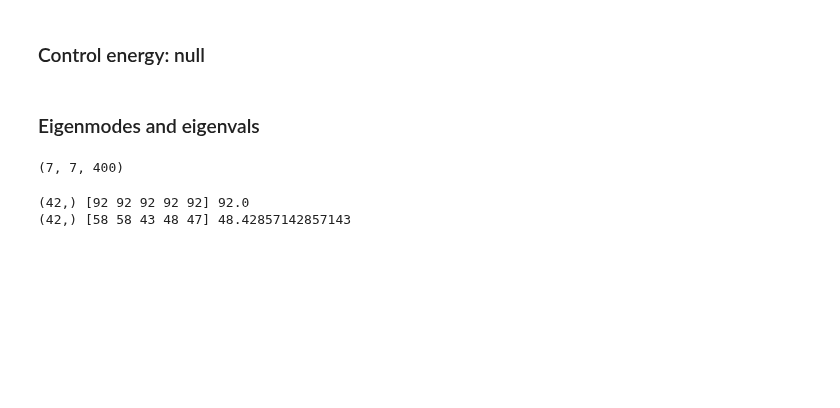
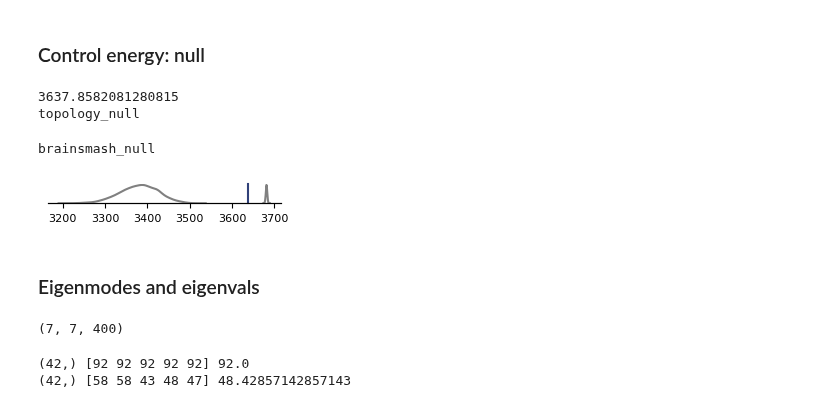
Before and after one commit to LindenParkesLab/nct_xr, a Jupyter notebook: scripts/results_optimized_control_energy.ipynb, the cells around one changed output. Drawn from its saved outputs; the diff is of its cells as text; code cells hidden in the pictures; blank space fills up the shorter version.

```diff
--- a/scripts/results_optimized_control_energy.ipynb
+++ b/scripts/results_optimized_control_energy.ipynb
@@ -137,7 +138,7 @@ n_states, 7; n_nodes, 400
 # %% [markdown]
 ## Load nulls
 # %%
-run_null = False
+run_null = True
 # %%
 if run_null is True:
     n_perms = 5000
@@ -149,6 +150,7 @@ if run_null is True:
 
     control_energy_variable_decay_null = np.zeros((n_nulls, n_states, n_states, n_perms))
     control_energy_static_decay_null = np.zeros((n_nulls, n_states, n_states, n_perms))
+    adjacency_weights_null = np.zeros((n_nulls, n_states, n_states, n_nodes, n_perms))
     for n, which_null in enumerate(nulls):
         print(which_null)
         nulldir = os.path.join(outdir, which_null)
@@ -162,7 +164,6 @@ if run_null is True:
             elif which_null == 'brainsmash_null':
                 file_prefix_null = '{0}-Am_surr-target-{1}'.format(which_data.lower(), i)
 
-
             file_str = '{0}_optimal-optimized-energy_k-{1}_c-{2}_T-{3}_rho-{4}_refstate-{5}_initweights-{6}_nsteps-{7}_lr-{8}_eigweight-{9}_regweight-{10}_regtype-{11}'.format(file_prefix_null,
                                                                                                                                                                     n_states,
                                                                                                                                                                     c, time_horizon, rho,
@@ -174,5 +175,6 @@ if run_null is True:
             log_args_null = np.load(os.path.join(nulldir, file_str + '.npy'), allow_pickle=True).item()
             control_energy_variable_decay_null[n, :, :, i] = log_args_null['control_energy_variable_decay']
             control_energy_static_decay_null[n, :, :, i] = log_args_null['control_energy_static_decay']
+            adjacency_weights_null[n, :, :, :, i] = -1 - log_args_null['optimized_weights']
 
         print(np.any(np.isinf(control_energy_variable_decay_null)), np.any(np.isnan(control_energy_variable_decay_null)))
@@ -256 +264,47 @@ run_cells = True
+# %%
+if run_null is True:
+    my_colors = get_my_colors()
+    f, ax = plt.subplots(1, 1, figsize=(3, 0.25))
+    observed = control_energy_variable_decay[~mask].mean()
+    print(observed)
+
+    n_nulls = len(nulls)
+    null = np.zeros((2, n_perms))
+    # null_energy_difference = np.zeros((2, n_perms, np.sum(~mask)))
+    for n in np.arange(n_nulls):
+        print(nulls[n])
+        for i in tqdm(np.arange(n_perms)):
+            null[n, i] = control_energy_variable_decay_null[n, :, :, i][~mask].mean()
+            # null_energy_difference[n, i] = control_energy_variable_decay_null[n, :, :, i][~mask] - control_energy_variable_decay[~mask]
+
+    sns.kdeplot(x=null[0], ax=ax, color='gray')
+    ax1 = ax.twinx()
+    sns.kdeplot(x=null[1], ax=ax1, color='gray')
+
+    sns.despine(right=True, left=True, top=True, ax=ax)
+    ax.grid(False)
+    ax.set_ylabel('')
+    ax.set_yticks([])
+    sns.despine(right=True, left=True, top=True, ax=ax1)
+    ax1.grid(False)
+    ax1.set_ylabel('')
+    ax1.set_yticks([])
+
+    line_color = my_colors['starry_night_blue']
+    ax.axvline(x=observed, ymax=1, clip_on=False, linewidth=1.5, color=line_color)
+
+        # p_val = get_null_p(observed, null, version='smallest')
+        # print(p_val)
+        # null_plot(observed, null, '', ax=ax, p_val=p_val, add_text=False, use_kde=True)
+        # ax.set_yticks([])
+        # ax.set_ylabel('')
+
+    # f.tight_layout()
+    f.savefig(os.path.join(outdir, 'energy_nulls.svg'), dpi=600, bbox_inches="tight", pad_inches=0.01)
+    plt.show()
+# %% [output]
+3637.8582081280815
+topology_null
+brainsmash_null
+[figure, added]
 # %%
```
Also changed, not shown: parts of 16 cells of this notebook.
